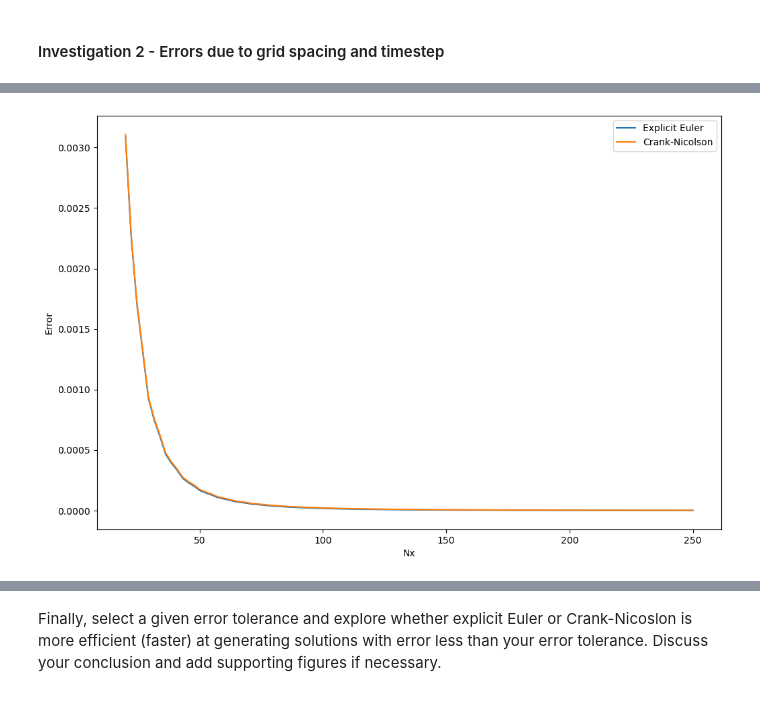
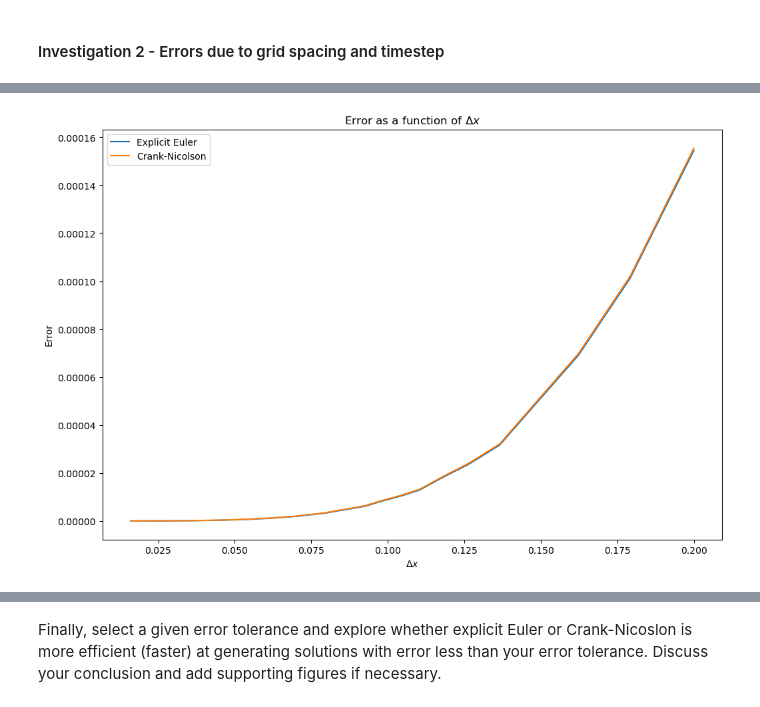
Before and after one commit to maxcharvey/QCES_LNM_projects, a Jupyter notebook: Project1_numerical_methods.ipynb, the cells around one changed output, grey strips where cells are left out. Drawn from its saved outputs; the diff is of its cells as text; code cells hidden in the pictures.

```diff
--- a/Project1_numerical_methods.ipynb
+++ b/Project1_numerical_methods.ipynb
@@ -208,12 +208,12 @@ for i, kappa in enumerate(kappa_values):
     contour = plt.contour(delta_x_values, delta_t_values, below_threshold.T, levels=[0.5], colors=colors[i])
 
     # Add a label for the line in the legend
-    plt.plot([], [], color=colors[i], label=f'kappa = {kappa}')
+    plt.plot([], [], color=colors[i], label=f'$\kappa$ = {kappa}')
 
 # Add title and labels
-plt.title('Stability Boundaries for Different Values of kappa')
-plt.xlabel('delta_x')
-plt.ylabel('delta_t')
+plt.title('Stability Boundaries for EE method with varying $\kappa$')
+plt.xlabel('$\Delta x$')
+plt.ylabel('$\Delta t$')
 plt.grid(True)
 
 # Add a legend
@@ -425,10 +455,11 @@ for i, Nx in enumerate(Nx_values):
     CN_Nx_errors[i] = np.sum(np.abs(c_CN[:, -1] - exact(x_new, 10))**2)
 
 fig, ax = plt.subplots(figsize=(12,8))
-ax.plot(Nx_values, EE_Nx_errors, label='Explicit Euler')
-ax.plot(Nx_values, CN_Nx_errors, label='Crank-Nicolson')
-ax.set_xlabel('Nx')
+ax.plot(4/Nx_values, EE_Nx_errors/Nx_values, label='Explicit Euler')
+ax.plot(4/Nx_values, CN_Nx_errors/Nx_values, label='Crank-Nicolson')
+ax.set_xlabel('$\Delta x$')
 ax.set_ylabel('Error')
 ax.legend()
+ax.set_title('Error as a function of $\Delta x$')
 plt.show()
 # %% [output]
@@ -452 +483 @@ Crank-Nicolson method took 0.25 seconds
-[figure, old version]
+[figure, new version]
```
Also changed, not shown: parts of 21 cells of this notebook, 3 other files.
